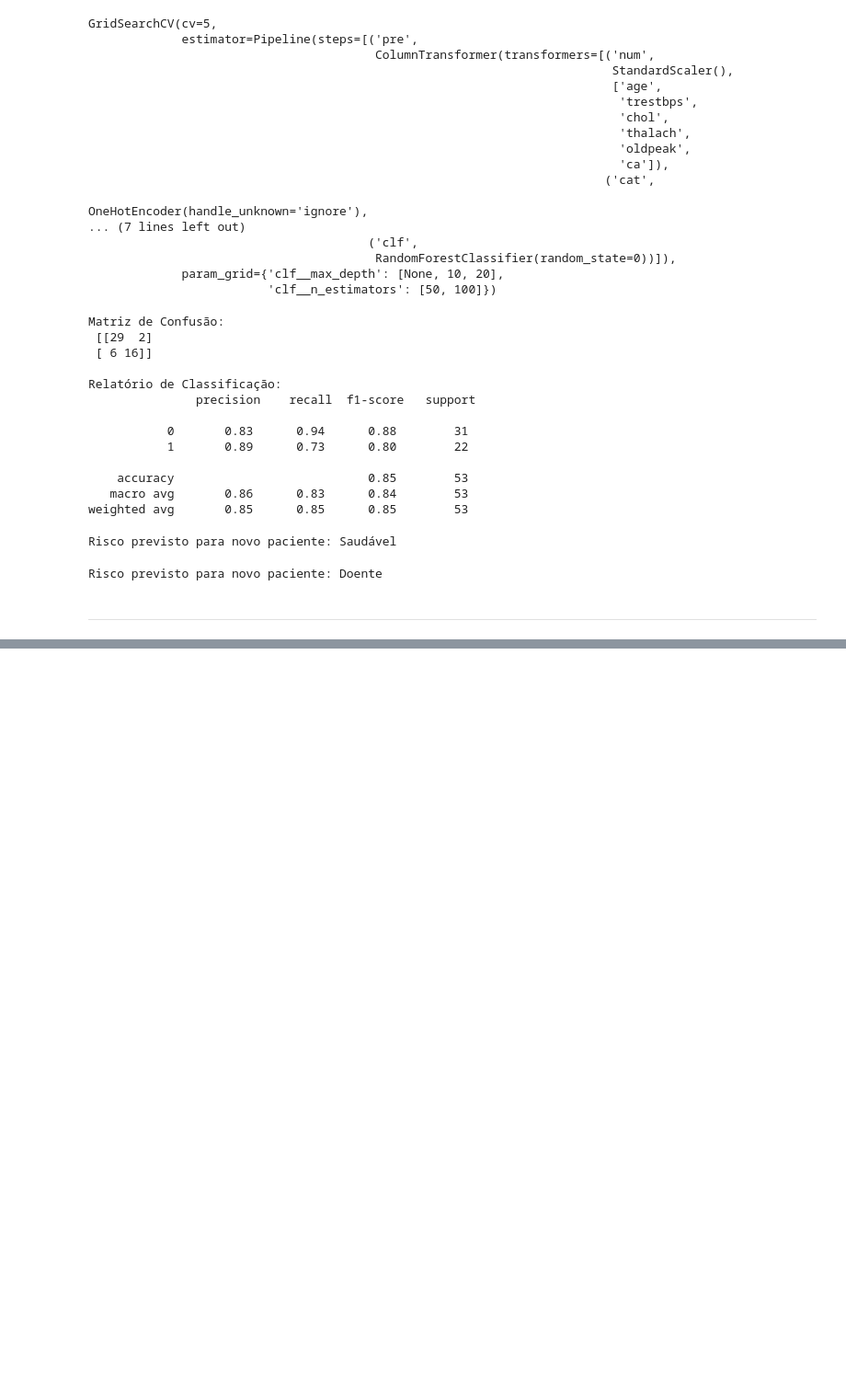
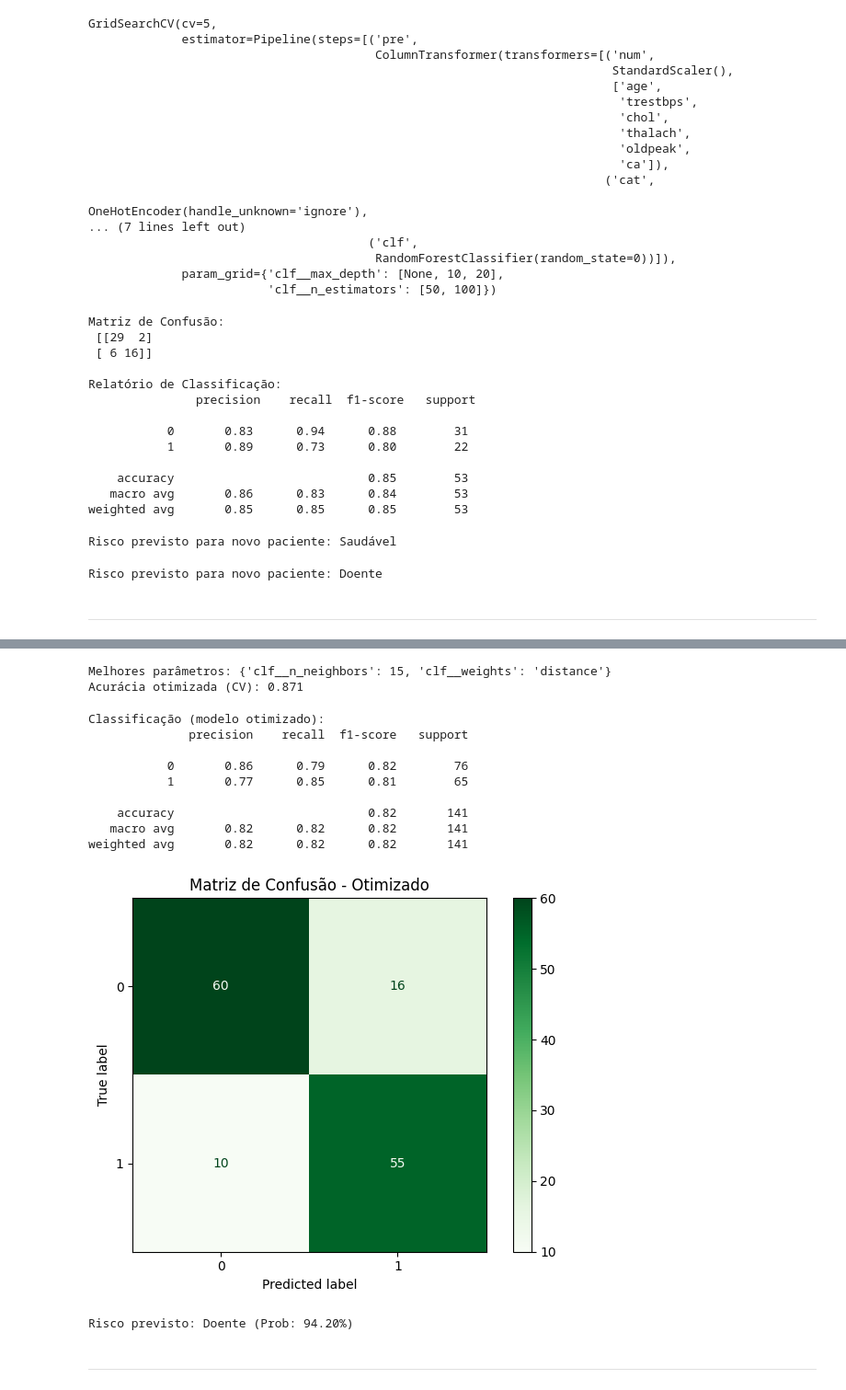
Before and after one commit to jpedrodias/FundamentosModelosAnaliticosPython, a Jupyter notebook: Week05/Ficha_Avaliacao.ipynb, the cells around one changed output, grey strips where cells are left out. Shown at 92% size. Drawn from its saved outputs; the diff is of its cells as text; code cells hidden in the pictures; blank space fills up the shorter version.

```diff
--- a/Week05/Ficha_Avaliacao.ipynb
+++ b/Week05/Ficha_Avaliacao.ipynb
@@ -286,0 +456,55 @@ Risco previsto para novo paciente: Doente
+# %%
+# 6. Otimização com GridSearchCV
+param_grid = {
+    "clf__n_neighbors": list(range(3, 21, 2)),
+    "clf__weights": ["uniform", "distance"]
+}
+
+grid = GridSearchCV(pipe, param_grid, cv=5, scoring='accuracy', n_jobs=-1)
+grid.fit(X_train, y_train)
+
+print("\nMelhores parâmetros:", grid.best_params_)
+print(f"Acurácia otimizada (CV): {grid.best_score_:.3f}")
+# %% [output]
+Melhores parâmetros: {'clf__n_neighbors': 15, 'clf__weights': 'distance'}
+Acurácia otimizada (CV): 0.871
+# %%
+# 7. Avaliação otimizada
+best_model = grid.best_estimator_
+y_pred_opt = best_model.predict(X_test)
+
+print("\nClassificação (modelo otimizado):")
+print(classification_report(y_test, y_pred_opt))
+
+ConfusionMatrixDisplay(confusion_matrix(y_test, y_pred_opt)).plot(cmap="Greens")
+plt.title("Matriz de Confusão - Otimizado")
+plt.tight_layout()
+plt.show()
+# %% [output]
+Classificação (modelo otimizado):
+              precision    recall  f1-score   support
+
+           0       0.86      0.79      0.82        76
+           1       0.77      0.85      0.81        65
+
+    accuracy                           0.82       141
+   macro avg       0.82      0.82      0.82       141
+weighted avg       0.82      0.82      0.82       141
+[figure, added]
+# %%
+# 8. Previsão para novo paciente (exemplo)
+novo = pd.DataFrame([{
+    'Age': 54, 'Sex': 'M', 'ChestPainType': 'ASY',
+    'RestingBP': 135, 'Cholesterol': 250, 'FastingBS': 1,
+    'RestingECG': 'Normal', 'MaxHR': 140, 'ExerciseAngina': 'Y',
+    'Oldpeak': 1.5, 'ST_Slope': 'Flat'
+}])
+
+risco = best_model.predict(novo)[0]
+prob = best_model.predict_proba(novo)[0][1]
+
+print(f"\nRisco previsto: {'Doente' if risco == 1 else 'Saudável'} (Prob: {prob:.2%})")
+# %% [output]
+Risco previsto: Doente (Prob: 94.20%)
+# %% [markdown]
+---
```
Also changed, not shown: parts of 14 cells of this notebook.
